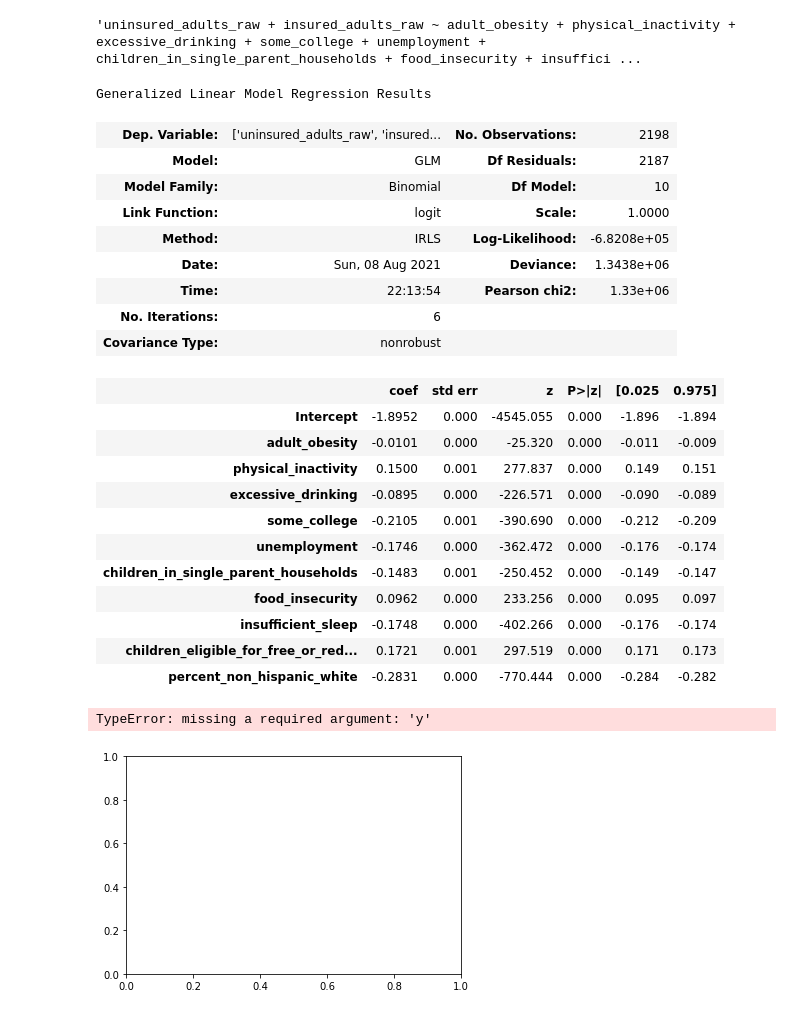
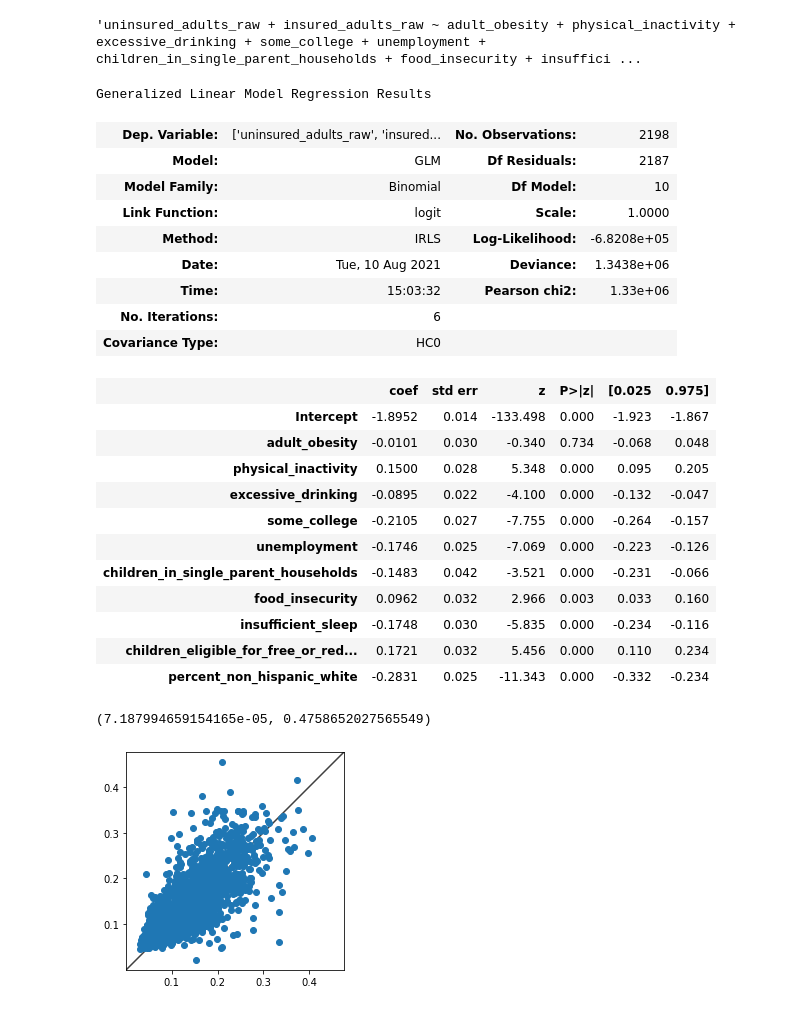
Before and after one commit to aortiz97-stack/New_Team_111, a Jupyter notebook: Models3_Pragna.ipynb, the cells around one changed output. Drawn from its saved outputs; the diff is of its cells as text; code cells hidden in the pictures.

```diff
--- a/Models3_Pragna.ipynb
+++ b/Models3_Pragna.ipynb
@@ -390,7 +390,7 @@ glm_formula
 # %%
 binom_glm = smf.glm(formula = glm_formula, data = train_set, family = sm.families.Binomial())
 # %%
-binom_results = binom_glm.fit()
+binom_results = binom_glm.fit(cov_type='HC0')
 # %%
 binom_results.summary()
 # %% [output]
@@ -400,37 +400,37 @@ Generalized Linear Model Regression Results
 | Model Family: | Binomial | Df Model: | 10 |
 | Link Function: | logit | Scale: | 1.0000 |
 | Method: | IRLS | Log-Likelihood: | -6.8208e+05 |
-| Date: | Sun, 08 Aug 2021 | Deviance: | 1.3438e+06 |
-| Time: | 22:13:54 | Pearson chi2: | 1.33e+06 |
+| Date: | Tue, 10 Aug 2021 | Deviance: | 1.3438e+06 |
+| Time: | 15:03:32 | Pearson chi2: | 1.33e+06 |
 | No. Iterations: | 6 |  |  |
-| Covariance Type: | nonrobust |  |  |
+| Covariance Type: | HC0 |  |  |
 |  | coef | std err | z | P>|z| | [0.025 | 0.975] |
-| Intercept | -1.8952 | 0.000 | -4545.055 | 0.000 | -1.896 | -1.894 |
-| adult_obesity | -0.0101 | 0.000 | -25.320 | 0.000 | -0.011 | -0.009 |
-| physical_inactivity | 0.1500 | 0.001 | 277.837 | 0.000 | 0.149 | 0.151 |
-| excessive_drinking | -0.0895 | 0.000 | -226.571 | 0.000 | -0.090 | -0.089 |
-| some_college | -0.2105 | 0.001 | -390.690 | 0.000 | -0.212 | -0.209 |
-| unemployment | -0.1746 | 0.000 | -362.472 | 0.000 | -0.176 | -0.174 |
-| children_in_single_parent_households | -0.1483 | 0.001 | -250.452 | 0.000 | -0.149 | -0.147 |
-| food_insecurity | 0.0962 | 0.000 | 233.256 | 0.000 | 0.095 | 0.097 |
-| insufficient_sleep | -0.1748 | 0.000 | -402.266 | 0.000 | -0.176 | -0.174 |
-| children_eligible_for_free_or_red... | 0.1721 | 0.001 | 297.519 | 0.000 | 0.171 | 0.173 |
-| percent_non_hispanic_white | -0.2831 | 0.000 | -770.444 | 0.000 | -0.284 | -0.282 |
+| Intercept | -1.8952 | 0.014 | -133.498 | 0.000 | -1.923 | -1.867 |
+| adult_obesity | -0.0101 | 0.030 | -0.340 | 0.734 | -0.068 | 0.048 |
+| physical_inactivity | 0.1500 | 0.028 | 5.348 | 0.000 | 0.095 | 0.205 |
+| excessive_drinking | -0.0895 | 0.022 | -4.100 | 0.000 | -0.132 | -0.047 |
+| some_college | -0.2105 | 0.027 | -7.755 | 0.000 | -0.264 | -0.157 |
+| unemployment | -0.1746 | 0.025 | -7.069 | 0.000 | -0.223 | -0.126 |
+| children_in_single_parent_households | -0.1483 | 0.042 | -3.521 | 0.000 | -0.231 | -0.066 |
+| food_insecurity | 0.0962 | 0.032 | 2.966 | 0.003 | 0.033 | 0.160 |
+| insufficient_sleep | -0.1748 | 0.030 | -5.835 | 0.000 | -0.234 | -0.116 |
+| children_eligible_for_free_or_red... | 0.1721 | 0.032 | 5.456 | 0.000 | 0.110 | 0.234 |
+| percent_non_hispanic_white | -0.2831 | 0.025 | -11.343 | 0.000 | -0.332 | -0.234 |
 # %%
-actual = test_labels["uninsured_adults_raw"] / ( test_labels["uninsured_adults_raw"] +  test_labels["insured_adults_raw"])
+actual = train_labels["uninsured_adults_raw"] / ( train_labels["uninsured_adults_raw"] +  train_labels["insured_adults_raw"])
 # %%
 fig, ax = plt.subplots()
-ax.scatter(actual, )
+ax.scatter(actual, binom_results.fittedvalues)
 lims = [
     np.min([ax.get_xlim(), ax.get_ylim()]),  # min of both axes
     np.max([ax.get_xlim(), ax.get_ylim()]),  # max of both axes
 ]
 
 # now plot both limits against eachother
 ax.plot(lims, lims, 'k-', alpha=0.75, zorder=0)
 ax.set_aspect('equal')
 ax.set_xlim(lims)
 ax.set_ylim(lims)
 # %% [output]
-TypeError: missing a required argument: 'y'
+(7.187994659154165e-05, 0.4758652027565549)
-[figure, old version]
+[figure, new version]
```
